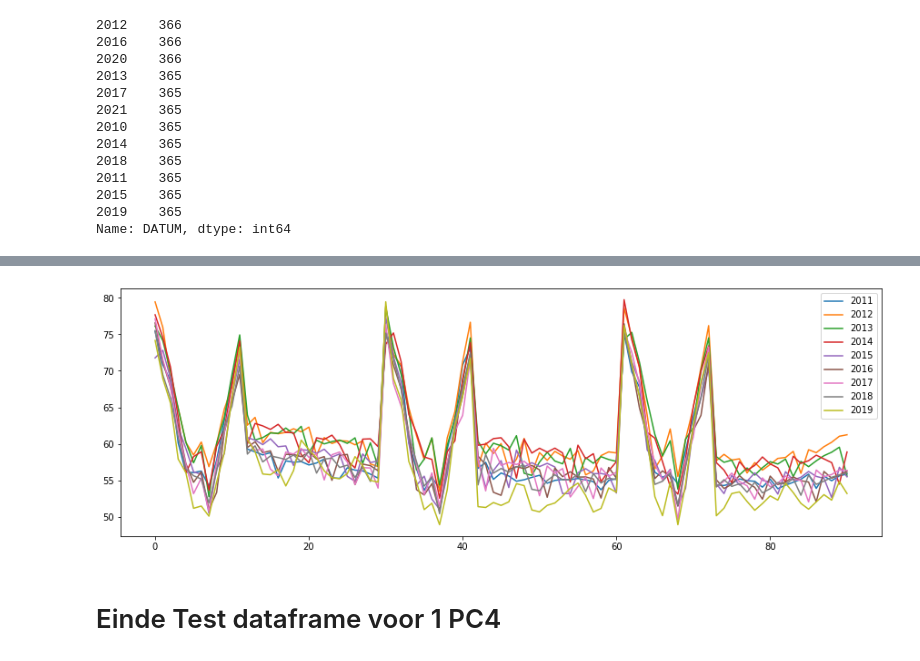
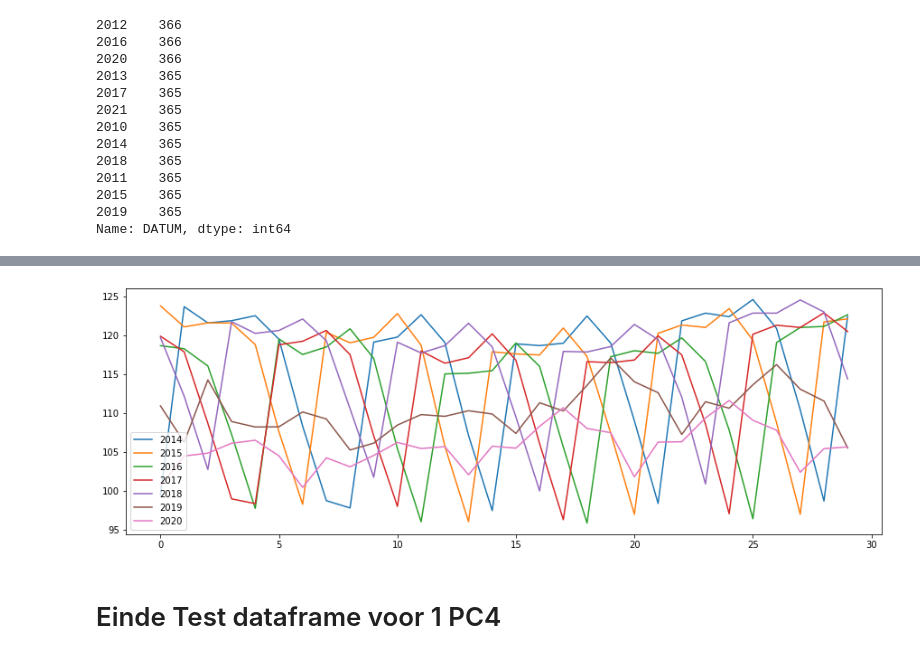
Before and after one commit to processminery/jads_enexis, a Jupyter notebook: notebooks/Kleinverbruik x NEDU.ipynb, the cells around one changed output, grey strips where cells are left out. Drawn from its saved outputs; the diff is of its cells as text; code cells hidden in the pictures.

```diff
--- a/notebooks/Kleinverbruik x NEDU.ipynb
+++ b/notebooks/Kleinverbruik x NEDU.ipynb
@@ -61,7 +56,7 @@ array([25.  , 10.  , 34.  , ..., 71.81, 71.08, 78.39])
 # %%
 provincie_limburg = ['61', '62', '63', '64']
 provincie_brabant = ['42', '46', '47', '48', '49', '50', '51', '52', '53', '44', '55', '56', '57', '58', '60', '97']
-profiel_E1 = ['1X25', '1x25', '3X25', '3x25', '1X20','1x20'] # de rest is profiel E2
+profiel_E1 = ['1X25','3X25', '1X20', '1x25', '3x25', '1x20'] # de rest is profiel E2
 
 # Voeg in de kleinverbruikgegevens, het bijpassende profiel voor de soort aansluiting toe
 def vervang_door_profiel(aansluiting, postcode, percentage):
@@ -165,8 +160,7 @@ df_verbruik = pd.merge(df_verbruik, df_pc4_res, on=['PC4'], how='left')
 # %%
 # een sample nemen uit de verbruiks data
 # en deze joinen met de df_transform_nedu data
-df_sample = df_verbruik[['RES','PC4','JAAR','SJV_TOTAAL','PROFIEL']][df_verbruik['PC4'] == 4251
-                                                                ]
+df_sample = df_verbruik[['RES','PC4','JAAR','SJV_TOTAAL','PROFIEL']][df_verbruik['PC4'] == 5211]
 df_sample = pd.merge(df_sample, df_transform_nedu, on=['JAAR','PROFIEL'], how='left')
 
 # verbruik per dag berekenen
@@ -235,25 +205,24 @@ plot_df(df_sample_pc4, x=df_sample_pc4.index, y=df_sample_pc4['VERBRUIK'], title
 # %%
 # Set start and end dates mm-dd
-start_date='04-01'
+start_date='06-01'
 end_date ='06-30'
 
 # Set year range
-start_year = 2011
-end_year = 2019
-
+start_year = 2014
+end_year = 2020
 
 # set up plot
 fig, ax = plt.subplots(figsize=(15,5))
 
 # Loop over years in year_range
 for year in range(start_year,end_year+1):
     start_index = str(year)+'-'+start_date
     end_index = str(year)+'-'+end_date
     df=df_sample_pc4[start_index:end_index].reset_index()
     ax.plot(df['VERBRUIK'], label=str(year))
     ax.legend()
 # %% [output]
-[figure, old version]
+[figure, new version]
 # %%
 data_processed_location = '../data/processed'
 
```
Also changed, not shown: parts of 11 cells of this notebook, 2 other files.
